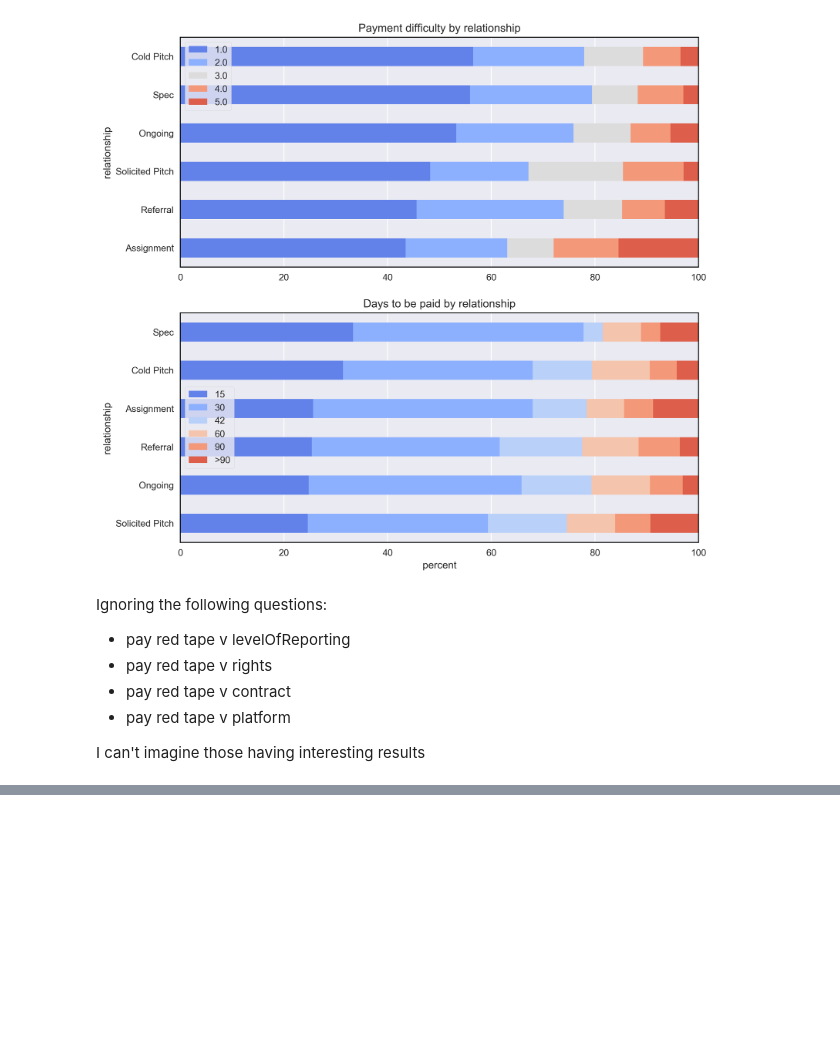
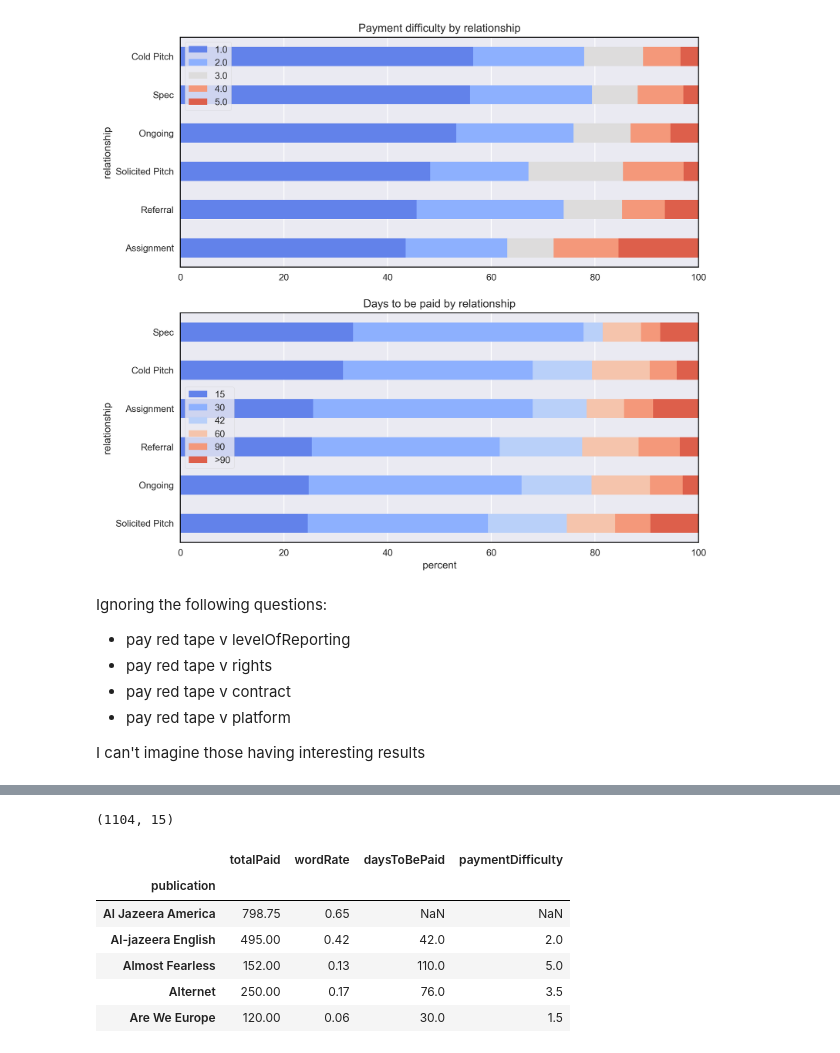
Before and after one commit to kmcelwee/WhoPaysWriters, a Jupyter notebook: Explore_Data.ipynb, the cells around one changed output, grey strips where cells are left out. Saved outputs shown, nothing was run; the diff lists cells and outputs as text; code cells hidden in the pictures; blank space fills up the shorter version.

```diff
--- a/Explore_Data.ipynb
+++ b/Explore_Data.ipynb
@@ -380,0 +398,22 @@ I can't imagine those having interesting results
+# %%
+high_submissions = df.groupby('publication').size() > 7 # an arbitrary cutoff
+high_submissions = high_submissions[high_submissions == True]
+high_submissions = list(high_submissions.keys())
+df_hs = df[df['publication'].isin(high_submissions)]
+df_hs.shape
+# %% [output]
+(1104, 15)
+# %%
+df_hs.replace('>90', 110, inplace=True)
+df_hs.replace('Not Yet', np.nan, inplace=True)
+df_hs['daysToBePaid'] = df_hs['daysToBePaid'].astype(float)
+summary_df = df_hs.groupby('publication')['totalPaid', 'wordRate', 'daysToBePaid', 'paymentDifficulty'].median()
+summary_df.head()
+# %% [output]
+|  | totalPaid | wordRate | daysToBePaid | paymentDifficulty |
+| publication |  |  |  |  |
+| Al Jazeera America | 798.75 | 0.65 | NaN | NaN |
+| Al-jazeera English | 495.00 | 0.42 | 42.0 | 2.0 |
+| Almost Fearless | 152.00 | 0.13 | 110.0 | 5.0 |
+| Alternet | 250.00 | 0.17 | 76.0 | 3.5 |
+| Are We Europe | 120.00 | 0.06 | 30.0 | 1.5 |
```
Also changed, not shown: parts of 6 cells of this notebook, 1 other file.
